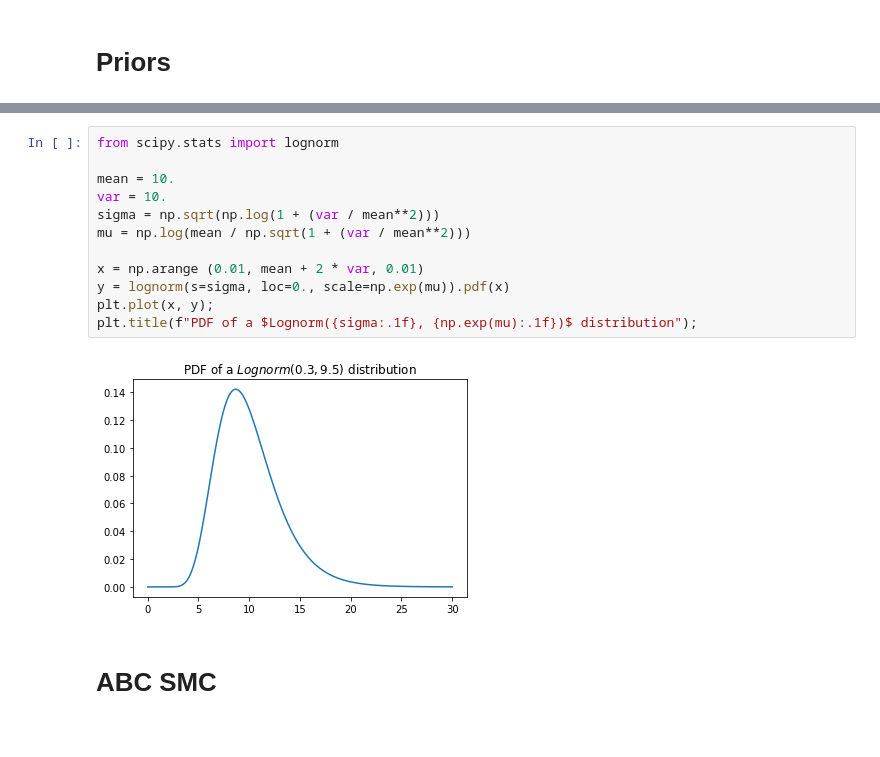
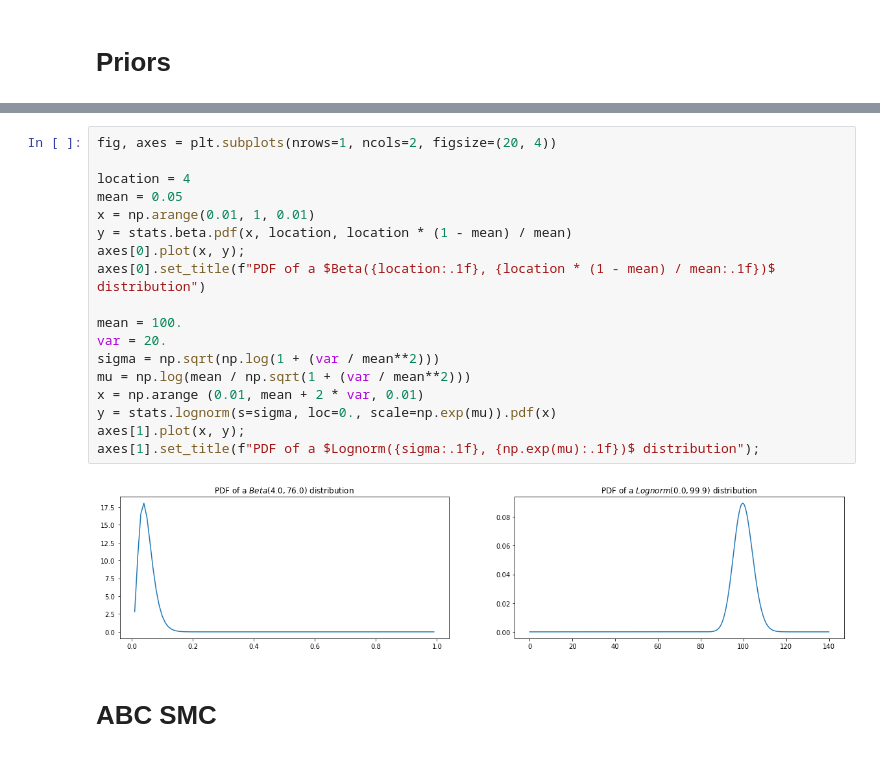
Before and after one commit to magicicada/simple_network_sim, a Jupyter notebook: doc/notebooks/Inference - ABC SMC.ipynb, the cells around one changed output, grey strips where cells are left out. Saved outputs shown, nothing was run; the diff lists cells and outputs as text.

```diff
--- a/doc/notebooks/Inference - ABC SMC.ipynb
+++ b/doc/notebooks/Inference - ABC SMC.ipynb
@@ -105,16 +102,22 @@ plt.title(f"PDF of a $Beta({location}, {location * (1 - mean) / mean:.0f})$ dist
 # %%
-from scipy.stats import lognorm
+fig, axes = plt.subplots(nrows=1, ncols=2, figsize=(20, 4))
 
-mean = 10.
-var = 10.
+location = 4
+mean = 0.05
+x = np.arange(0.01, 1, 0.01)
+y = stats.beta.pdf(x, location, location * (1 - mean) / mean)
+axes[0].plot(x, y);
+axes[0].set_title(f"PDF of a $Beta({location:.1f}, {location * (1 - mean) / mean:.1f})$ distribution")
+
+mean = 100.
+var = 20.
 sigma = np.sqrt(np.log(1 + (var / mean**2)))
 mu = np.log(mean / np.sqrt(1 + (var / mean**2)))
-
 x = np.arange (0.01, mean + 2 * var, 0.01)
-y = lognorm(s=sigma, loc=0., scale=np.exp(mu)).pdf(x)
-plt.plot(x, y);
-plt.title(f"PDF of a $Lognorm({sigma:.1f}, {np.exp(mu):.1f})$ distribution");
+y = stats.lognorm(s=sigma, loc=0., scale=np.exp(mu)).pdf(x)
+axes[1].plot(x, y);
+axes[1].set_title(f"PDF of a $Lognorm({sigma:.1f}, {np.exp(mu):.1f})$ distribution");
 # %% [output]
-[figure, old version]
+[figure, new version]
 # %% [markdown]
 # ABC SMC
```
Also changed, not shown: parts of 29 cells of this notebook.
